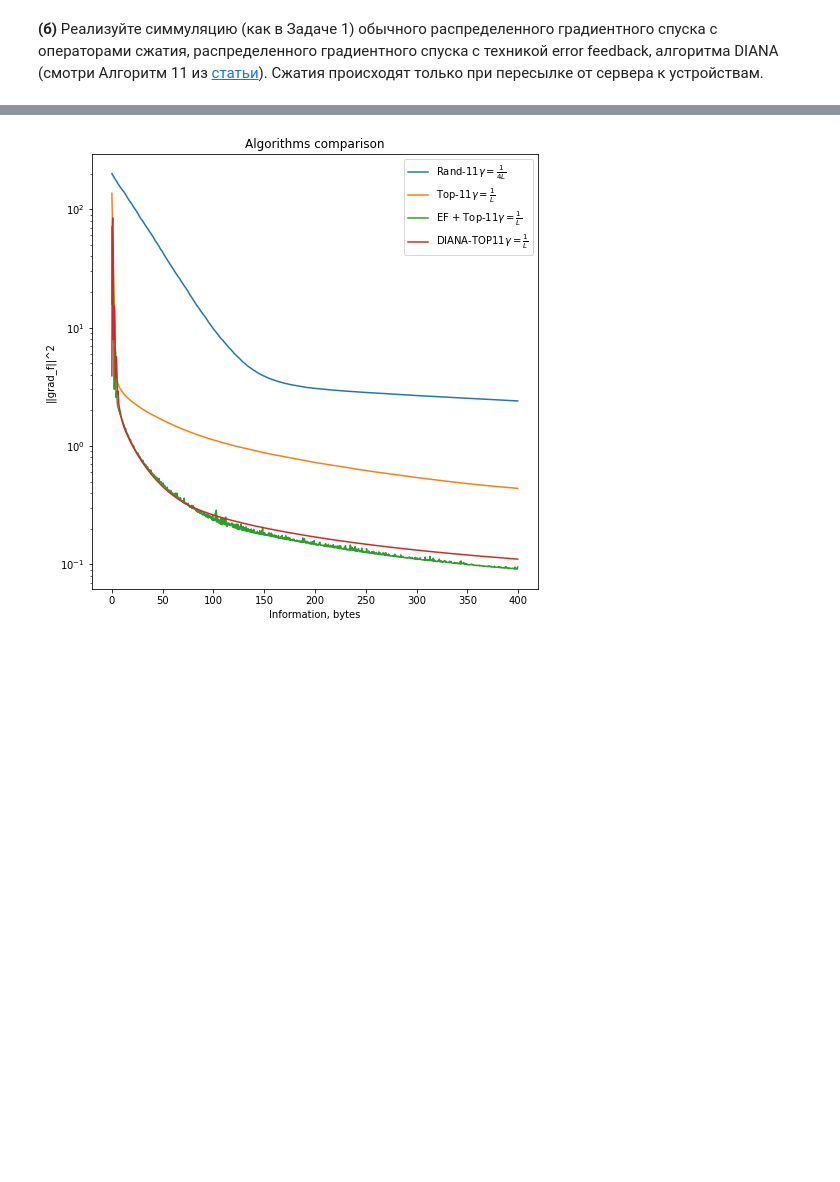
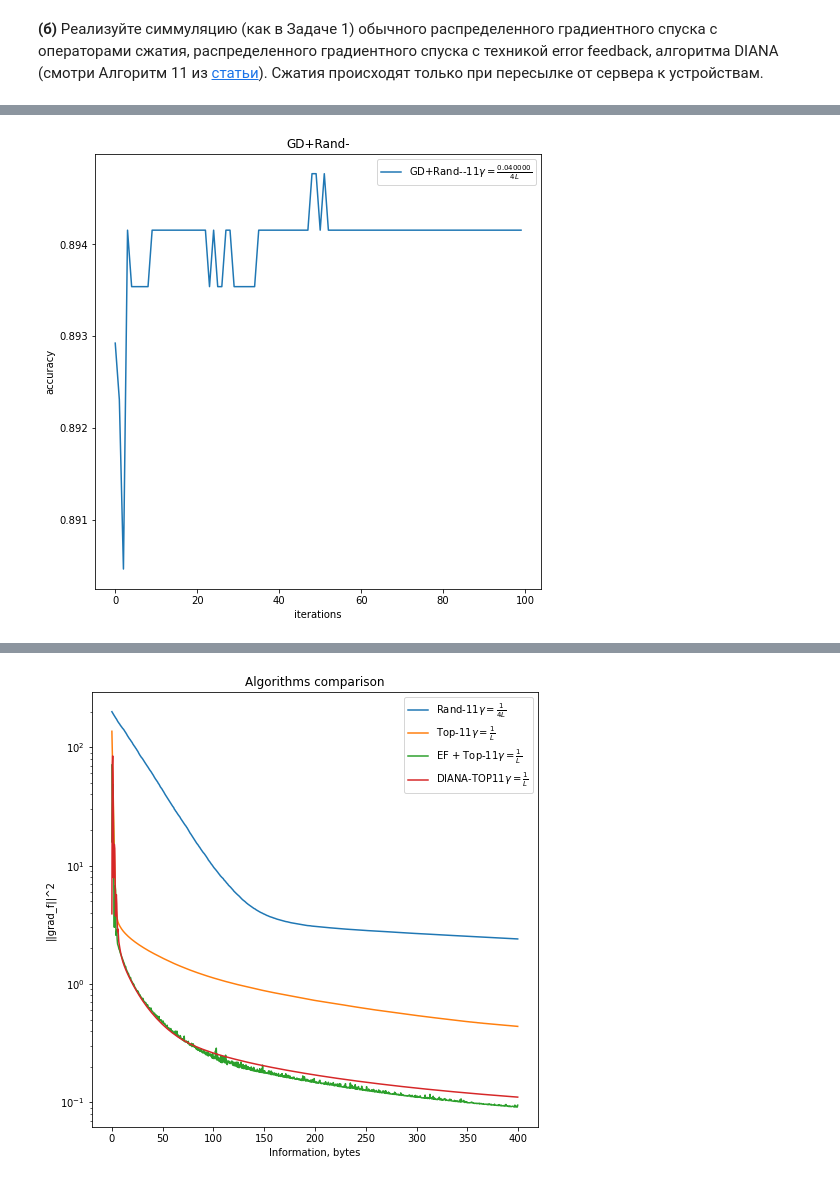
Before and after one commit to k2a07/MIPT-homeworks, a Jupyter notebook: Acharya_Kirill_Optimization_HW_7.ipynb, the cells around one changed output, grey strips where cells are left out. Saved outputs shown, nothing was run; the diff lists cells and outputs as text; code cells hidden in the pictures; blank space fills up the shorter version.

Commit message:
added accuracy

```diff
--- a/Acharya_Kirill_Optimization_HW_7.ipynb
+++ b/Acharya_Kirill_Optimization_HW_7.ipynb
@@ -340,0 +321,3 @@ information = [compression_coeff * FLOAT_BYTES * _ for _ in range(n_iter)]
+# %%
+X_crit, Y_crit, Labels_crit = [], [], []
+X_acc, Y_acc, Labels_acc = [], [], []
@@ -340,0 +411,8 @@ information = [compression_coeff * FLOAT_BYTES * _ for _ in range(n_iter)]
+# %%
+X_acc, Y_acc = [], []
+X_acc.append([i for i in range(n_iter)])
+Y_acc.append(accs[0])
+Labels_crit.append(labels[0])
+opt.plot_graphs(X_acc, Y_acc, x_label = "iterations", lines_labels = labels, title = title, logscale = False, criteria_type = "accuracy")
+# %% [output]
+[figure, added]
```
Also changed, not shown: parts of 17 cells of this notebook, 1 other file.
